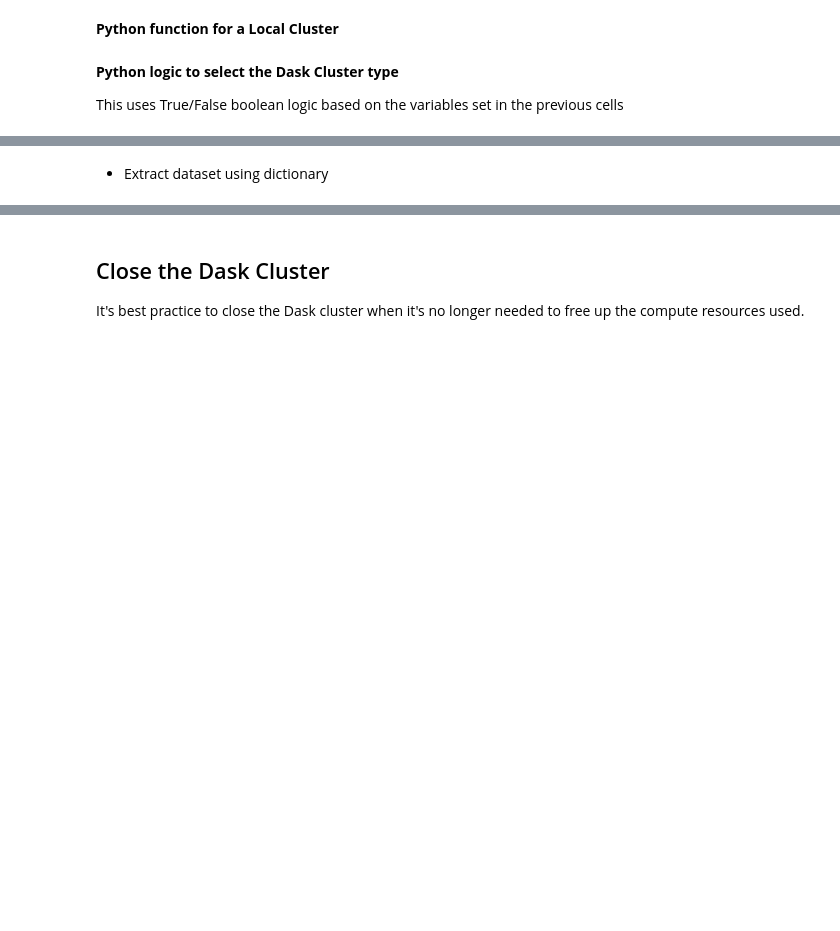
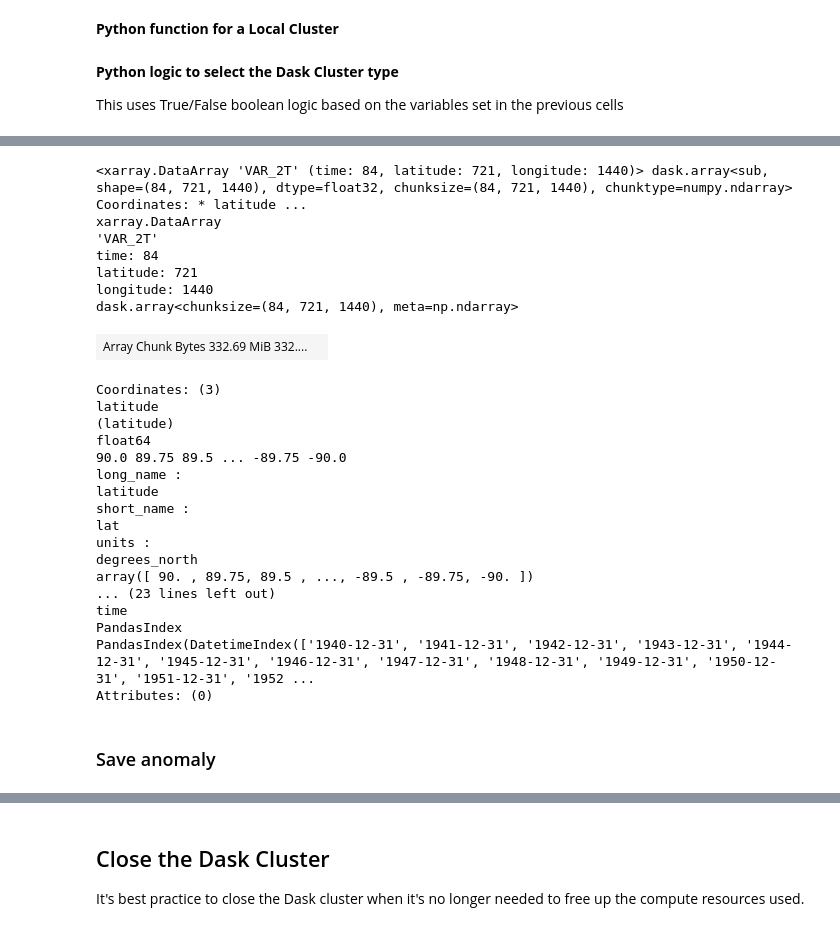
Before and after one commit to projectpythia-mystmd/ERA5_interactive-cookbook-ncote, a Jupyter notebook: notebooks/02_era5_anomaly.ipynb, the cells around one changed output, grey strips where cells are left out. Drawn from its saved outputs; the diff is of its cells as text; code cells hidden in the pictures; blank space fills up the shorter version.

```diff
--- a/notebooks/02_era5_anomaly.ipynb
+++ b/notebooks/02_era5_anomaly.ipynb
@@ -169,2 +196,0 @@ dsets.keys()
-# %% [markdown]
-- Extract dataset using dictionary
@@ -173,0 +197,31 @@ temp_2m
+# %%
+temp_anomaly = temp_2m_annual - baseline_temp
+temp_anomaly
+# %% [output]
+<xarray.DataArray 'VAR_2T' (time: 84, latitude: 721, longitude: 1440)> dask.array<sub, shape=(84, 721, 1440), dtype=float32, chunksize=(84, 721, 1440), chunktype=numpy.ndarray> Coordinates: * latitude ...
+xarray.DataArray
+'VAR_2T'
+time: 84
+latitude: 721
+longitude: 1440
+dask.array<chunksize=(84, 721, 1440), meta=np.ndarray>
+| Array Chunk Bytes 332.69 MiB 332.... |  |
+Coordinates: (3)
+latitude
+(latitude)
+float64
+90.0 89.75 89.5 ... -89.75 -90.0
+long_name :
+latitude
+short_name :
+lat
+units :
+degrees_north
+array([ 90. , 89.75, 89.5 , ..., -89.5 , -89.75, -90. ])
+... (23 lines left out)
+time
+PandasIndex
+PandasIndex(DatetimeIndex(['1940-12-31', '1941-12-31', '1942-12-31', '1943-12-31', '1944-12-31', '1945-12-31', '1946-12-31', '1947-12-31', '1948-12-31', '1949-12-31', '1950-12-31', '1951-12-31', '1952 ...
+Attributes: (0)
+# %% [markdown]
+### Save anomaly
```
Also changed, not shown: parts of 27 cells of this notebook.
